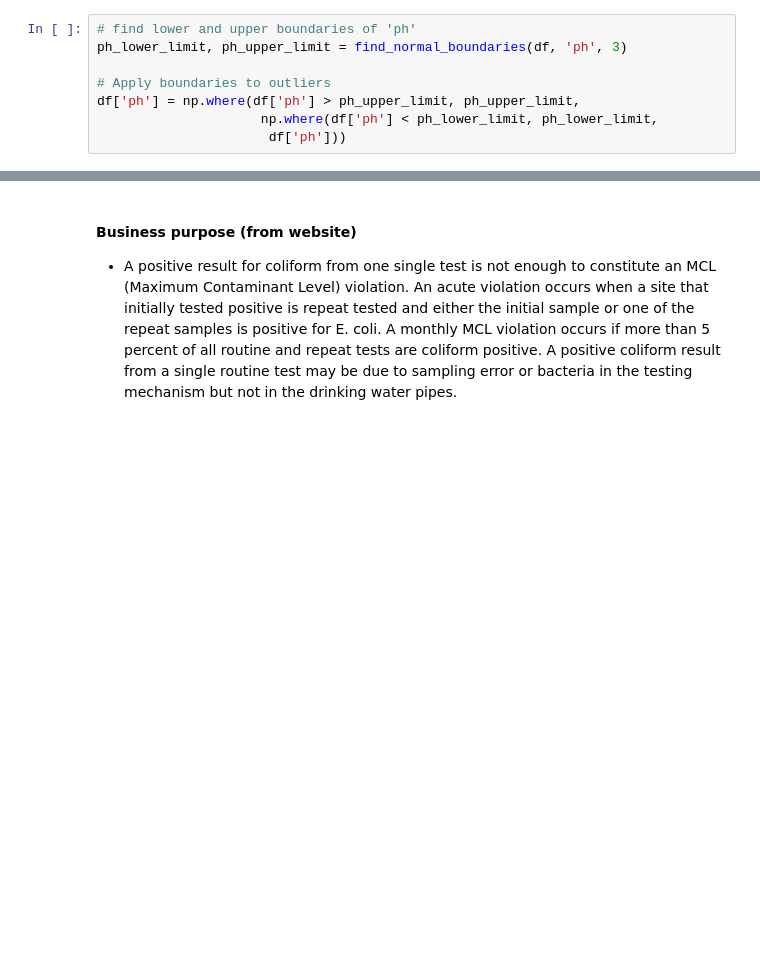
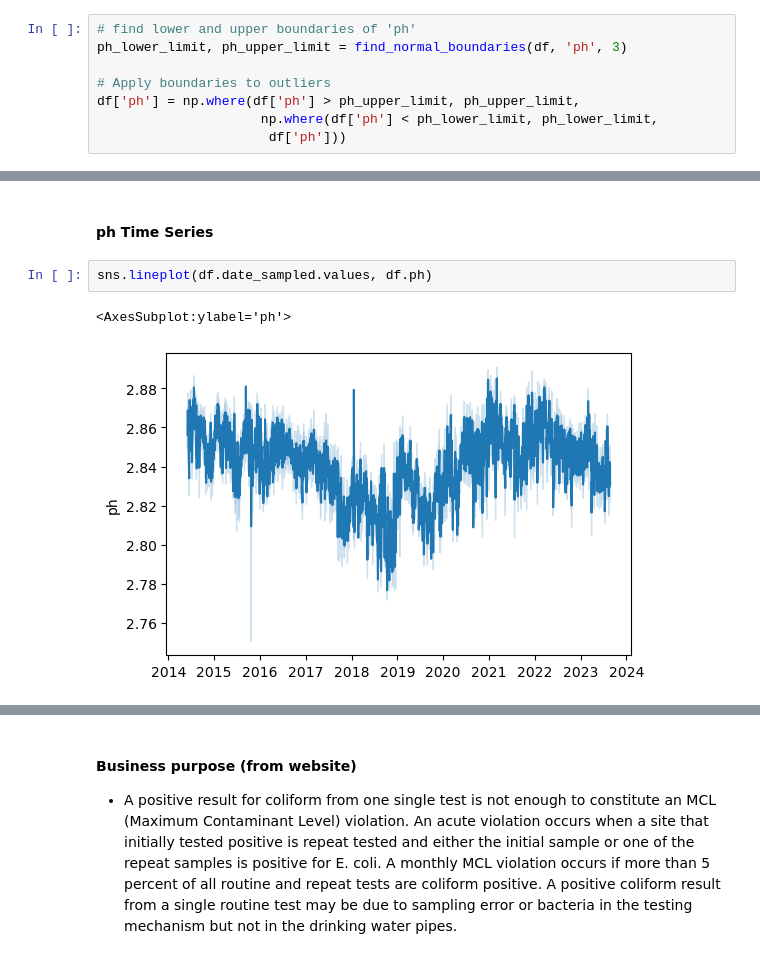
Before and after one commit to Oscar-Gil-Data/Monitoring-of-Indicator-Bacteria-in-Drinking-Water, a Jupyter notebook: Data SD - Monitoring of Indicator Bacteria in Drinking Water.ipynb, the cells around one changed output, grey strips where cells are left out. Drawn from its saved outputs; the diff is of its cells as text; blank space fills up the shorter version.

```diff
--- a/Data SD - Monitoring of Indicator Bacteria in Drinking Water.ipynb
+++ b/Data SD - Monitoring of Indicator Bacteria in Drinking Water.ipynb
@@ -433,0 +451,7 @@ conversion: log
+# %% [markdown]
+#### ph Time Series
+# %%
+sns.lineplot(df.date_sampled.values, df.ph)
+# %% [output]
+<AxesSubplot:ylabel='ph'>
+[figure, added]
```
Also changed, not shown: parts of 24 cells of this notebook.
